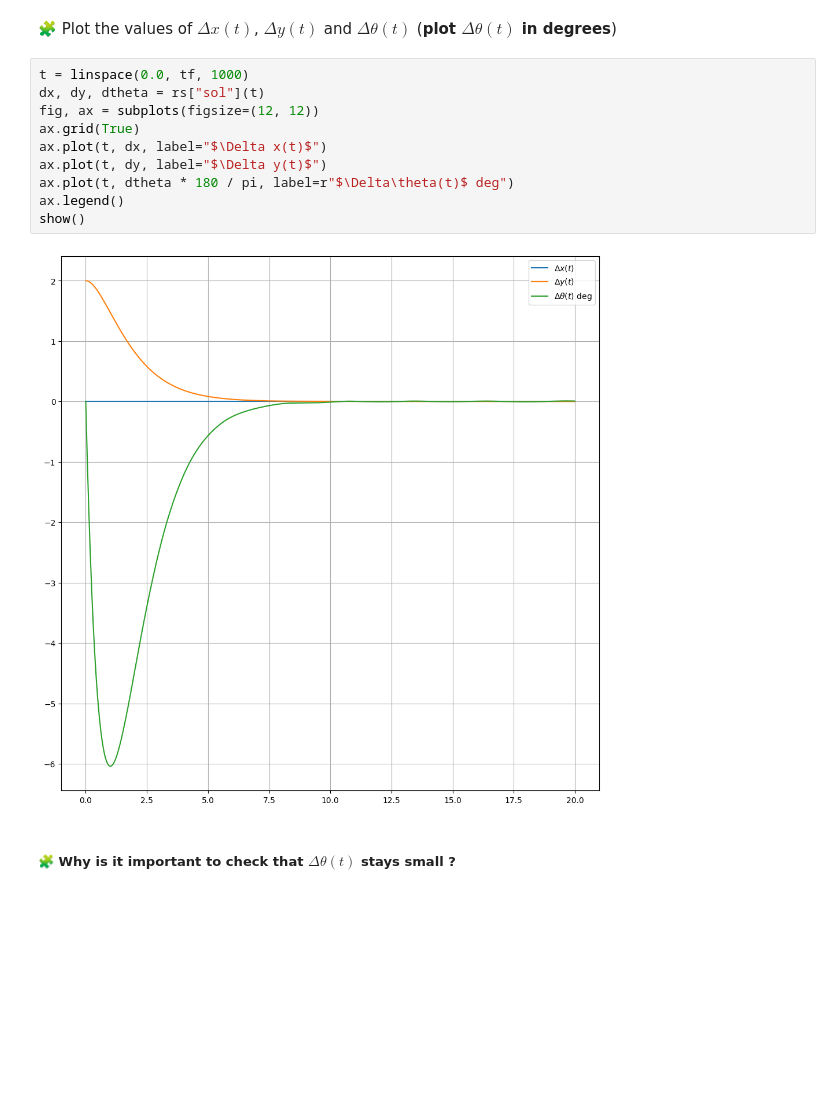
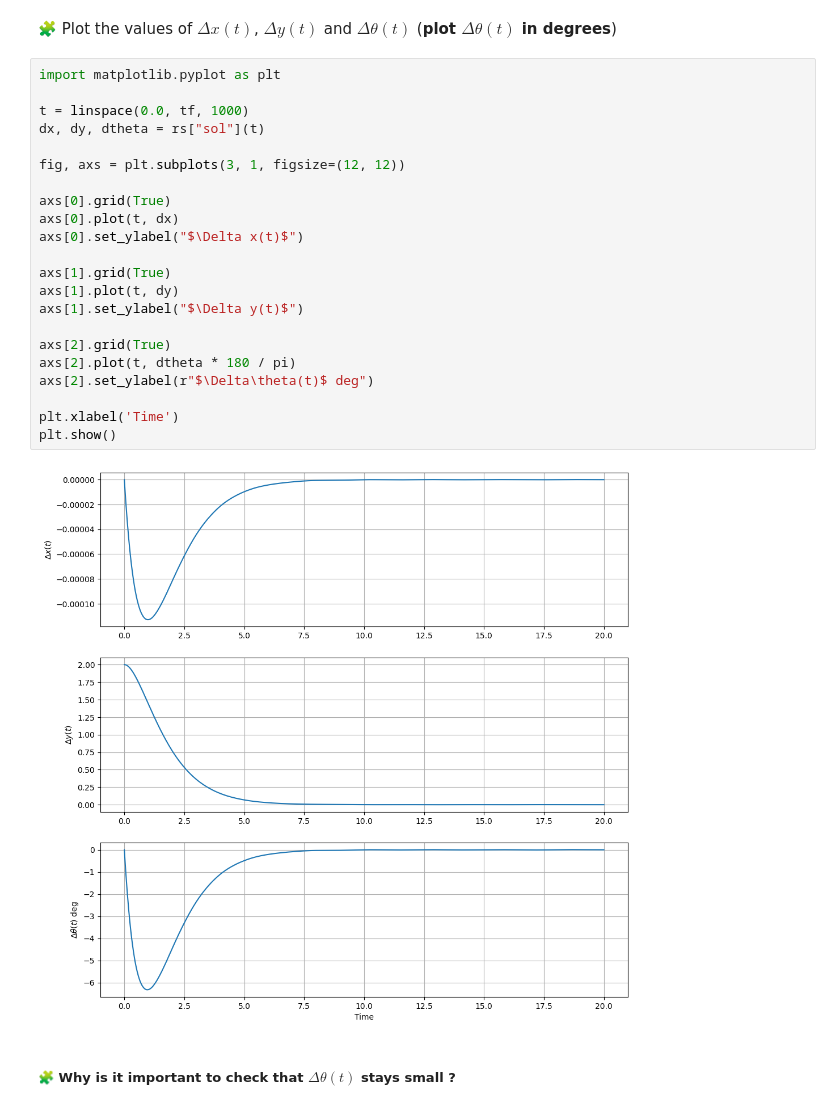
Before and after one commit to DohaJouay/control-engineering-with-python-project-2023-2024, a Jupyter notebook: Project-part-2.ipynb, the cells around one changed output. Drawn from its saved outputs; the diff is of its cells as text; blank space fills up the shorter version.

```diff
--- a/Project-part-2.ipynb
+++ b/Project-part-2.ipynb
@@ -674,17 +674,29 @@ rs = solve_ivp(
 # %% [markdown]
 🧩 Plot the values of $\Delta x(t)$, $\Delta y(t)$ and $\Delta\theta(t)$ (**plot $\Delta\theta(t)$ in degrees**)
 # %%
+import matplotlib.pyplot as plt
+
 t = linspace(0.0, tf, 1000)
 dx, dy, dtheta = rs["sol"](t)
-fig, ax = subplots(figsize=(12, 12))
-ax.grid(True)
-ax.plot(t, dx, label="$\Delta x(t)$")
-ax.plot(t, dy, label="$\Delta y(t)$")
-ax.plot(t, dtheta * 180 / pi, label=r"$\Delta\theta(t)$ deg")
-ax.legend()
-show()
+
+fig, axs = plt.subplots(3, 1, figsize=(12, 12))
+
+axs[0].grid(True)
+axs[0].plot(t, dx)
+axs[0].set_ylabel("$\Delta x(t)$")
+
+axs[1].grid(True)
+axs[1].plot(t, dy)
+axs[1].set_ylabel("$\Delta y(t)$")
+
+axs[2].grid(True)
+axs[2].plot(t, dtheta * 180 / pi)
+axs[2].set_ylabel(r"$\Delta\theta(t)$ deg")
+
+plt.xlabel('Time')
+plt.show()
 # %% [output]
-[figure, old version]
+[figure, new version]
 # %% [markdown]
 ##### 🧩 Why is it important to check that $\Delta\theta(t)$ stays small ?
 # %% [markdown]
```
Also changed, not shown: parts of 4 cells of this notebook.
